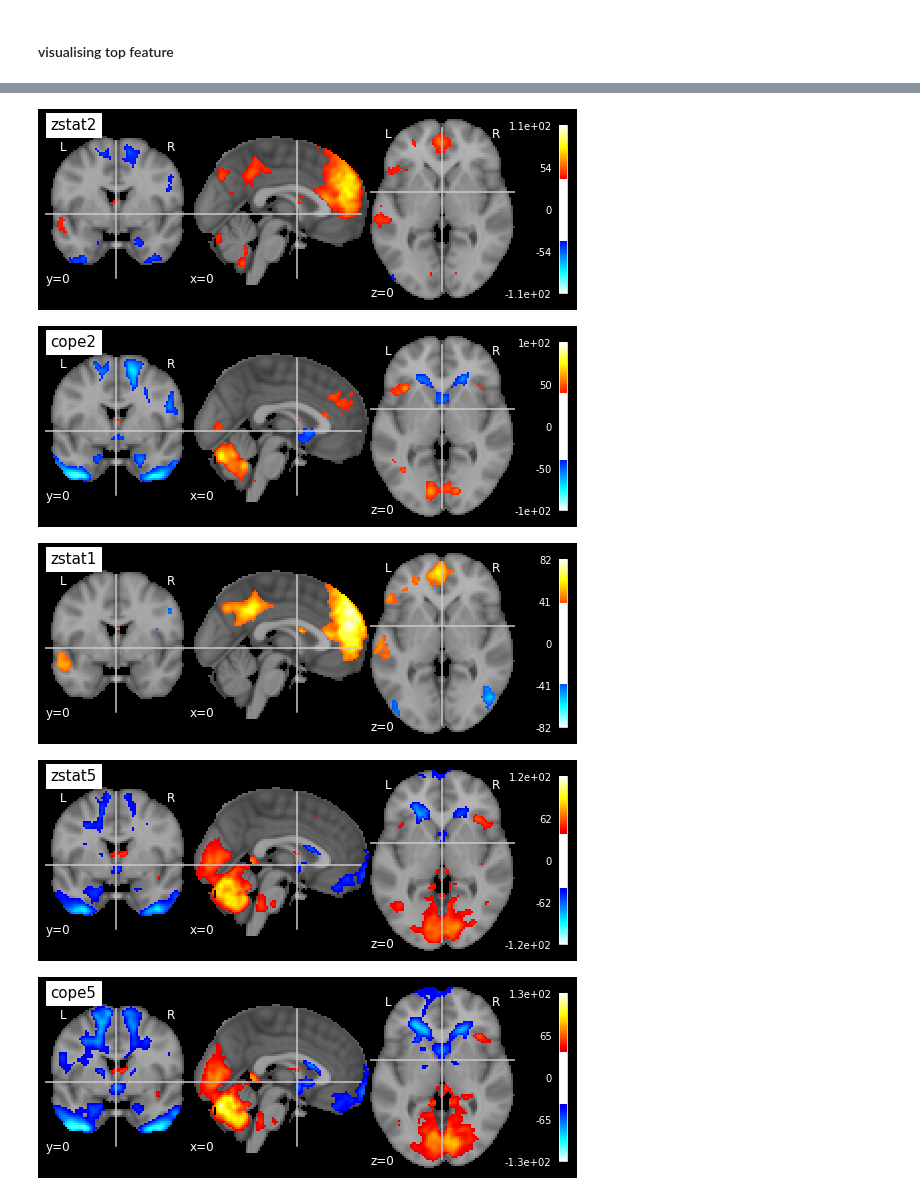
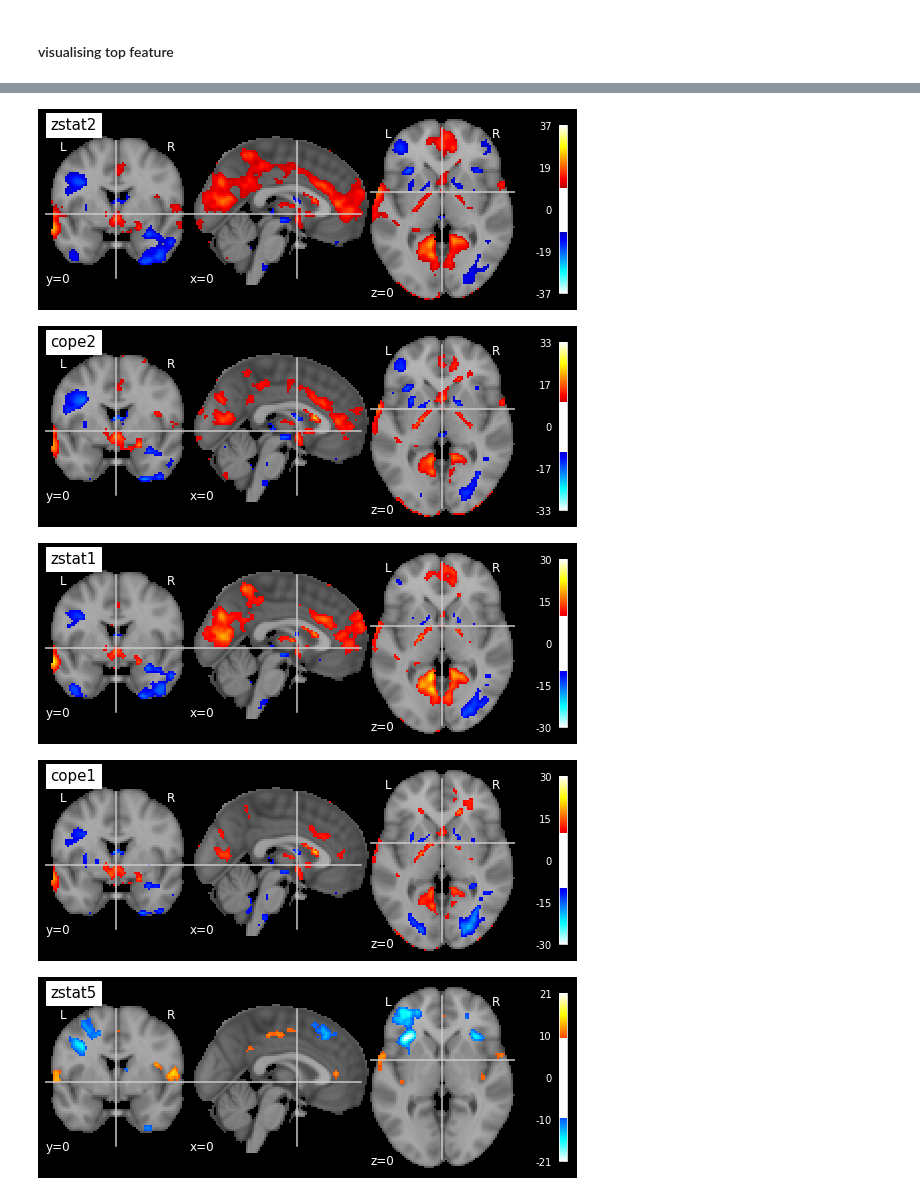
Before and after one commit to syzhang/bfl_extract, a Jupyter notebook: dev_paintype.ipynb, the cells around one changed output, grey strips where cells are left out. Drawn from its saved outputs; the diff is of its cells as text; code cells hidden in the pictures.

```diff
--- a/dev_paintype.ipynb
+++ b/dev_paintype.ipynb
@@ -360,7 +222,7 @@ match_question(feats10)
 #### visualising top feature
 # %%
 # data_dir = '/well/seymour/users/uhu195/python/pain/output_patients_500/Result_IC50/'
-data_dir = '/well/seymour/users/uhu195/python/pain/output_patients_exmult_500//Result_IC30/'
+data_dir = '/well/seymour/users/uhu195/python/pain/output_patients_exmult_500//Result_IC200/'
 # %%
 def top_mods(data_dir, top_feat, mod_num=3, plot=True):
     """return top modalities given feature importance"""
@@ -381,5 +243,5 @@ def top_mods(data_dir, top_feat, mod_num=3, plot=True):
         plt.xticks(np.arange(len(plot_mod_names)), plot_mod_names, rotation=90)
     return top_feat, plot_mod.index[-mod_num:].values[::-1]
 # %%
-top_feat, mod_ls = top_mods(data_dir, top_feat=11, mod_num=5)
+top_feat, mod_ls = top_mods(data_dir, top_feat=15, mod_num=5)
 # %% [output]
@@ -516,3 +276,3 @@ match_question(feats10)
 # %%
-top_feat, mod_ls = top_mods(data_dir, top_feat=9, mod_num=5)
+top_feat, mod_ls = top_mods(data_dir, top_feat=24, mod_num=5)
 # %% [output]
@@ -527,6 +287,6 @@ top modalities    modalities
 # %%
 for mod in mod_ls:
     print(f'modality {mod}')
-    reshape_z, mask_path = load_modZ(data_dir, modality_num=mod, feature_num=top_feat, plot_threshold=40)
+    reshape_z, mask_path = load_modZ(data_dir, modality_num=mod, feature_num=top_feat, plot_threshold=10)
 # %% [output]
 modality 40
@@ -542,5 +302,5 @@ modality 37
-[figure, old version]
+[figure, new version]
-[figure, old version]
+[figure, new version]
-[figure, old version]
+[figure, new version]
-[figure, old version]
+[figure, new version]
-[figure, old version]
+[figure, new version]
```
Also changed, not shown: parts of 74 cells of this notebook, 31 other files.
